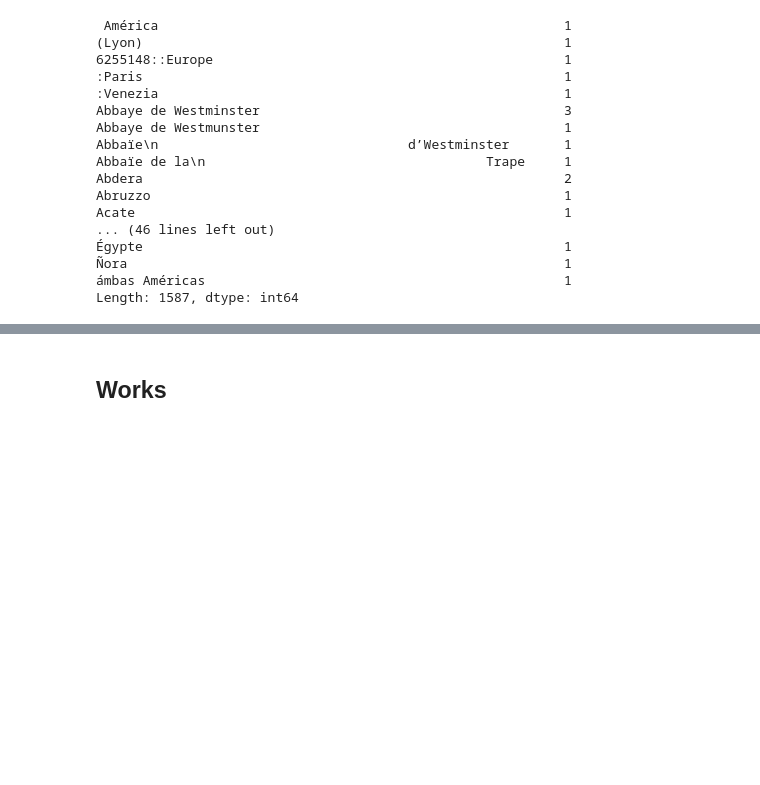
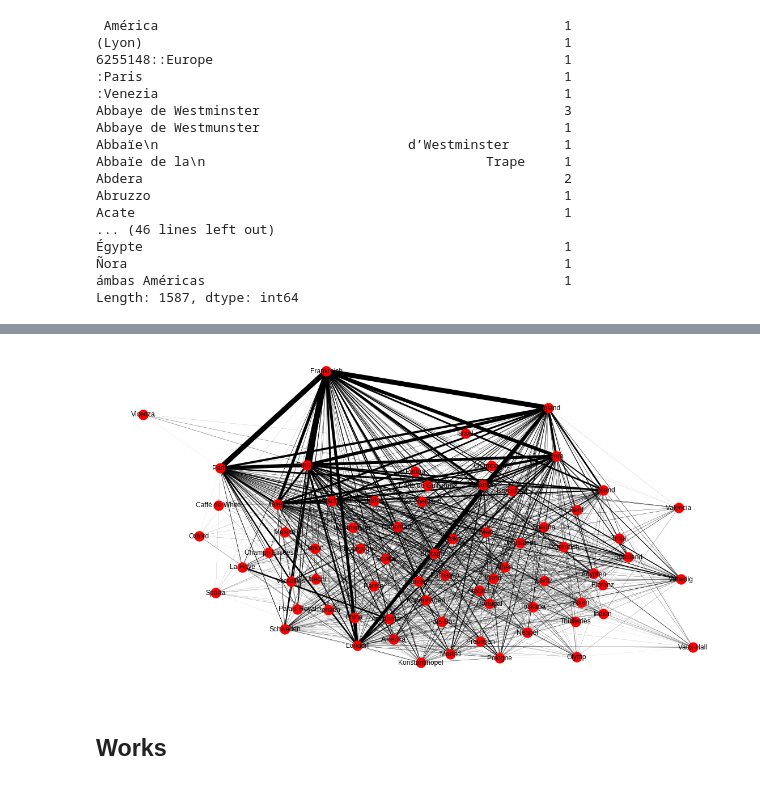
Before and after one commit to distantspectators/DiSpecs, a Jupyter notebook: 02_2_places_works_persons.ipynb, the cells around one changed output, grey strips where cells are left out. Drawn from its saved outputs; the diff is of its cells as text; code cells hidden in the pictures; blank space fills up the shorter version.

```diff
--- a/02_2_places_works_persons.ipynb
+++ b/02_2_places_works_persons.ipynb
@@ -139,3 +188,19 @@ plt.show()
+# %%
+file_places_df=reduced_places_df.groupby(['filename']).sum()
+B=file_places_df.values
+A=np.matmul(np.transpose(B),B)
+# %%
+placesG = nx.from_numpy_matrix(A)
+placesG.nodes
+mapping = dict(zip(placesG, file_places_df.columns))
+placesG = nx.relabel_nodes(placesG, mapping)
+weights=[0.05*placesG[u][v]['weight'] for u,v in placesG.edges]
+
+plt.figure(figsize=(15,8))
+nx.draw_kamada_kawai(placesG,with_labels=True,width=weights)
+plt.show()
+# %% [output]
+[figure, added]
 # %% [markdown]
 ## Works
 # %%
```
Also changed, not shown: parts of 17 cells of this notebook, 1 other file.
